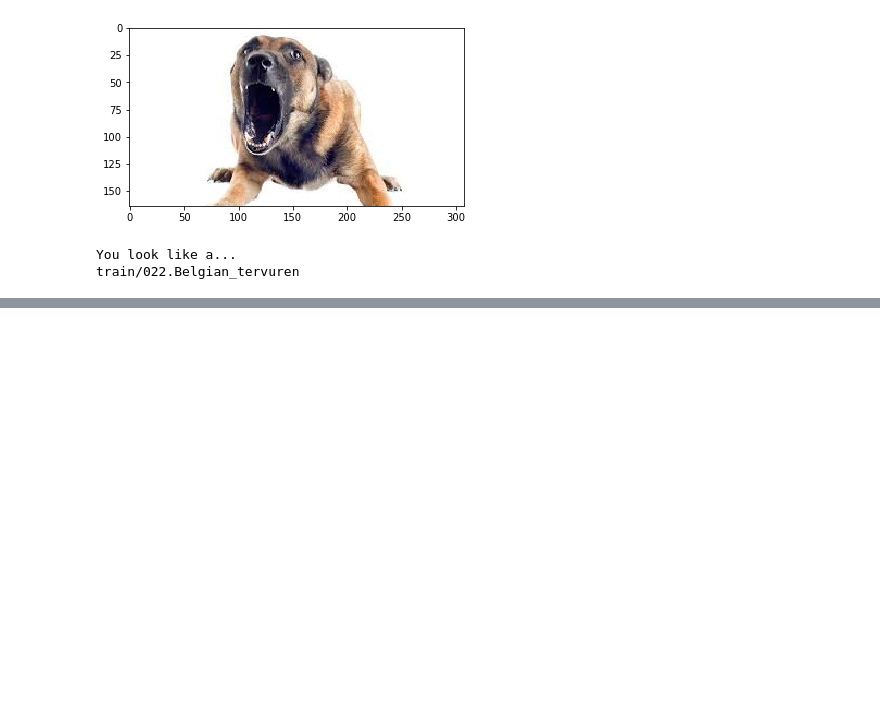
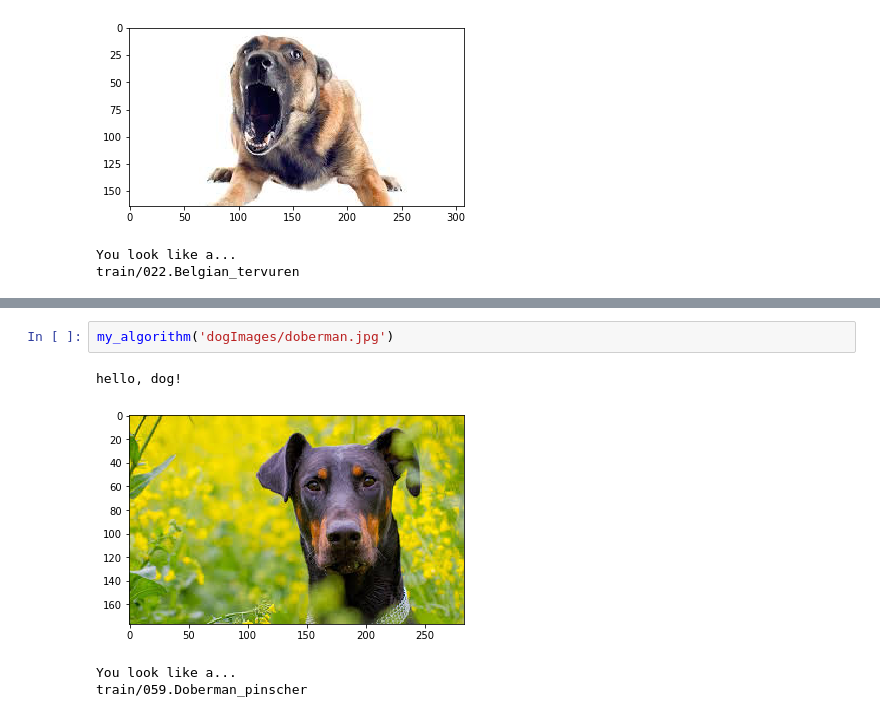
Before and after one commit to shashanknainwal/Udacity-ML-nanodegree_, a Jupyter notebook: CNN/Dog Breed Classifier/dog_app.ipynb, the cells around one changed output, grey strips where cells are left out. Cells and saved outputs as stored; diff of their text form; blank space fills up the shorter version.

```diff
--- a/CNN/Dog Breed Classifier/dog_app.ipynb
+++ b/CNN/Dog Breed Classifier/dog_app.ipynb
@@ -854,0 +859,7 @@ train/022.Belgian_tervuren
+# %%
+my_algorithm('dogImages/doberman.jpg')
+# %% [output]
+hello, dog!
+[figure, added]
+You look like a...
+train/059.Doberman_pinscher
```
Also changed, not shown: parts of 13 cells of this notebook.
